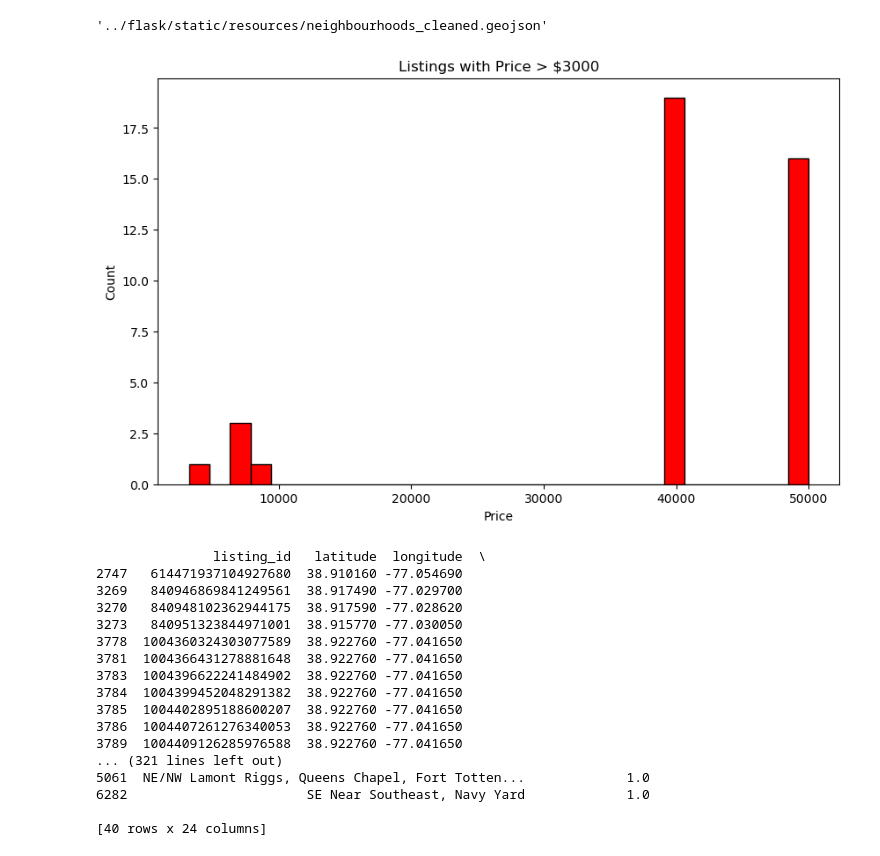
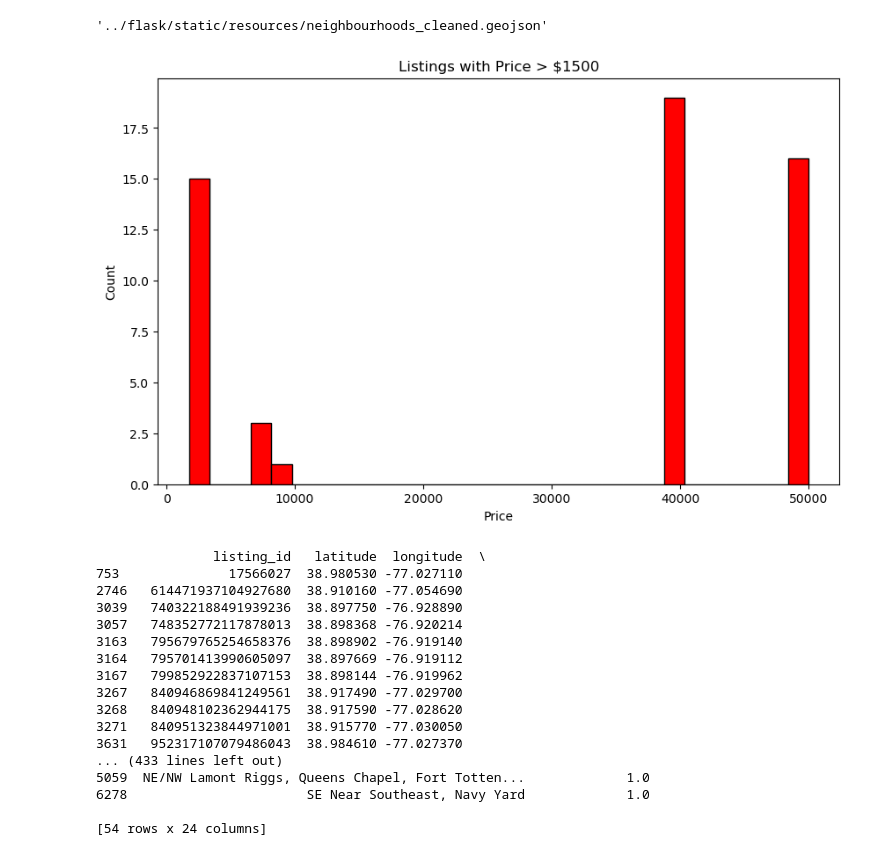
Before and after one commit to johbry17/Capital-Crashpad, a Jupyter notebook: notebooks/data_pipeline_postgres_export.ipynb, the cells around one changed output. Drawn from its saved outputs; the diff is of its cells as text; code cells hidden in the pictures.

```diff
--- a/notebooks/data_pipeline_postgres_export.ipynb
+++ b/notebooks/data_pipeline_postgres_export.ipynb
@@ -1390,42 +1403,42 @@ shutil.copy(output_path_geojson_backup, output_path_geojson_FlaskApp)
 # %%
 # plot high price listings
 import matplotlib.pyplot as plt
 
 # get df
 df = read_db_to_df("SELECT * FROM map_listings")
 
 # filter listings
-high_price_df = df[df["price"] > 3000]
+high_price_df = df[df["price"] > 1500]
 
 # histogram of high prices
 plt.figure(figsize=(10, 6))
 plt.hist(high_price_df["price"], bins=30, color="red", edgecolor="black")
-plt.title("Listings with Price > $3000")
+plt.title("Listings with Price > $1500")
 plt.xlabel("Price")
 plt.ylabel("Count")
 plt.show()
 
 # display the listings
 print(high_price_df)
 # %% [output]
-[figure, old version]
+[figure, new version]
                listing_id   latitude  longitude  \
-2747   614471937104927680  38.910160 -77.054690
-3269   840946869841249561  38.917490 -77.029700
-3270   840948102362944175  38.917590 -77.028620
-3273   840951323844971001  38.915770 -77.030050
-3778  1004360324303077589  38.922760 -77.041650
-3781  1004366431278881648  38.922760 -77.041650
-3783  1004396622241484902  38.922760 -77.041650
-3784  1004399452048291382  38.922760 -77.041650
-3785  1004402895188600207  38.922760 -77.041650
-3786  1004407261276340053  38.922760 -77.041650
-3789  1004409126285976588  38.922760 -77.041650
-... (321 lines left out)
-5061  NE/NW Lamont Riggs, Queens Chapel, Fort Totten...             1.0
-6282                       SE Near Southeast, Navy Yard             1.0
+753              17566027  38.980530 -77.027110
+2746   614471937104927680  38.910160 -77.054690
+3039   740322188491939236  38.897750 -76.928890
+3057   748352772117878013  38.898368 -76.920214
+3163   795679765254658376  38.898902 -76.919140
+3164   795701413990605097  38.897669 -76.919112
+3167   799852922837107153  38.898144 -76.919962
+3267   840946869841249561  38.917490 -77.029700
+3268   840948102362944175  38.917590 -77.028620
+3271   840951323844971001  38.915770 -77.030050
+3631   952317107079486043  38.984610 -77.027370
+... (433 lines left out)
+5059  NE/NW Lamont Riggs, Queens Chapel, Fort Totten...             1.0
+6278                       SE Near Southeast, Navy Yard             1.0
 
-[40 rows x 24 columns]
+[54 rows x 24 columns]
 # %%
 df_chuk = df[df["host_name"] == "Chuk"]
 df_chuk
```
Also changed, not shown: parts of 15 cells of this notebook, 2 other files.
